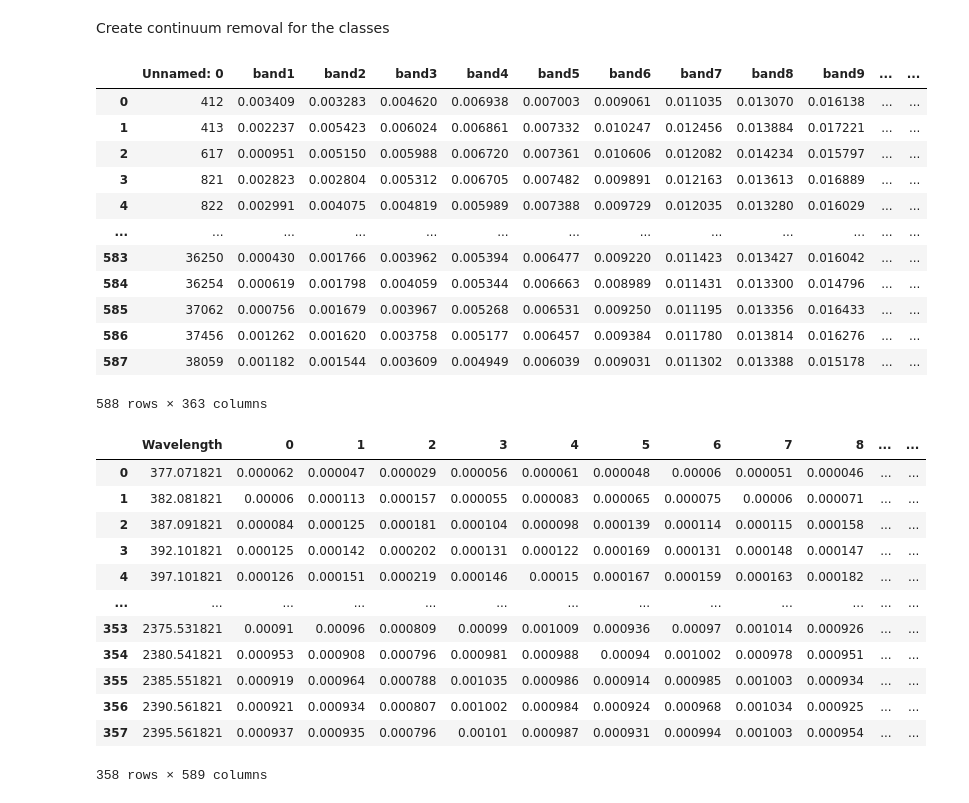
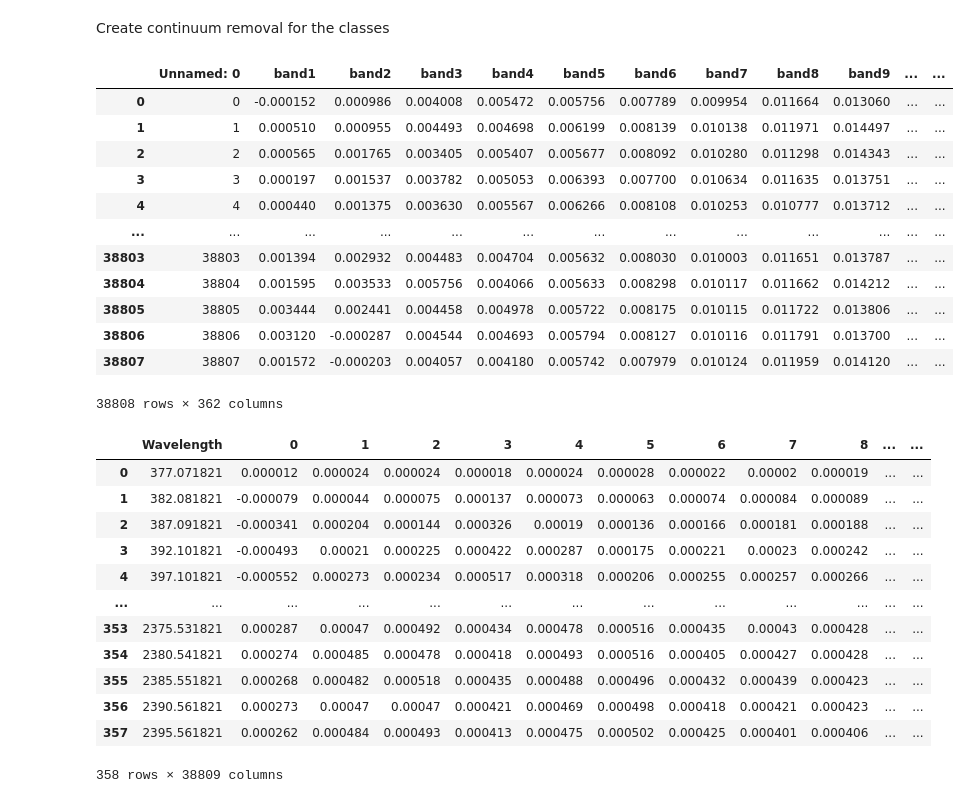
Before and after one commit to rachelzwalker/Flow_Country_HSI_and_PSM, a Jupyter notebook: python_notebooks/transformed_spectral_signatures/Continuum_removal.ipynb, the cells around one changed output. Cells and saved outputs as stored; diff of their text form; code cells hidden in the pictures.

Commit message:
Final version of Continuum Removal transformation table creation

```diff
--- a/python_notebooks/transformed_spectral_signatures/Continuum_removal.ipynb
+++ b/python_notebooks/transformed_spectral_signatures/Continuum_removal.ipynb
@@ -129,43 +129,45 @@ Create continuum removal for the classes
 # %%
 import pandas as pd
 import geopandas
-cross_lochs = pd.read_csv('../cross_lochs_6_classes_for_ML.csv')
+train_test = pd.read_csv('../erosion_gdf2.csv')
 
-cross_lochs['geometry'] = geopandas.GeoSeries.from_wkt(cross_lochs['geometry'])
+train_test['geometry'] = geopandas.GeoSeries.from_wkt(train_test['geometry'])
 
-cross_lochs_gdf = geopandas.GeoDataFrame(cross_lochs, geometry='geometry')
+train_test_gdf = geopandas.GeoDataFrame(train_test, geometry='geometry')
 
-cross_lochs_gdf
+train_test_gdf
 # %% [output]
 |  | Unnamed: 0 | band1 | band2 | band3 | band4 | band5 | band6 | band7 | band8 | band9 | ... | ... |
-| 0 | 412 | 0.003409 | 0.003283 | 0.004620 | 0.006938 | 0.007003 | 0.009061 | 0.011035 | 0.013070 | 0.016138 | ... | ... |
-| 1 | 413 | 0.002237 | 0.005423 | 0.006024 | 0.006861 | 0.007332 | 0.010247 | 0.012456 | 0.013884 | 0.017221 | ... | ... |
-| 2 | 617 | 0.000951 | 0.005150 | 0.005988 | 0.006720 | 0.007361 | 0.010606 | 0.012082 | 0.014234 | 0.015797 | ... | ... |
-| 3 | 821 | 0.002823 | 0.002804 | 0.005312 | 0.006705 | 0.007482 | 0.009891 | 0.012163 | 0.013613 | 0.016889 | ... | ... |
-| 4 | 822 | 0.002991 | 0.004075 | 0.004819 | 0.005989 | 0.007388 | 0.009729 | 0.012035 | 0.013280 | 0.016029 | ... | ... |
+| 0 | 0 | -0.000152 | 0.000986 | 0.004008 | 0.005472 | 0.005756 | 0.007789 | 0.009954 | 0.011664 | 0.013060 | ... | ... |
+| 1 | 1 | 0.000510 | 0.000955 | 0.004493 | 0.004698 | 0.006199 | 0.008139 | 0.010138 | 0.011971 | 0.014497 | ... | ... |
+| 2 | 2 | 0.000565 | 0.001765 | 0.003405 | 0.005407 | 0.005677 | 0.008092 | 0.010280 | 0.011298 | 0.014343 | ... | ... |
+| 3 | 3 | 0.000197 | 0.001537 | 0.003782 | 0.005053 | 0.006393 | 0.007700 | 0.010634 | 0.011635 | 0.013751 | ... | ... |
+| 4 | 4 | 0.000440 | 0.001375 | 0.003630 | 0.005567 | 0.006266 | 0.008108 | 0.010253 | 0.010777 | 0.013712 | ... | ... |
 | ... | ... | ... | ... | ... | ... | ... | ... | ... | ... | ... | ... | ... |
-| 583 | 36250 | 0.000430 | 0.001766 | 0.003962 | 0.005394 | 0.006477 | 0.009220 | 0.011423 | 0.013427 | 0.016042 | ... | ... |
-| 584 | 36254 | 0.000619 | 0.001798 | 0.004059 | 0.005344 | 0.006663 | 0.008989 | 0.011431 | 0.013300 | 0.014796 | ... | ... |
-| 585 | 37062 | 0.000756 | 0.001679 | 0.003967 | 0.005268 | 0.006531 | 0.009250 | 0.011195 | 0.013356 | 0.016433 | ... | ... |
-| 586 | 37456 | 0.001262 | 0.001620 | 0.003758 | 0.005177 | 0.006457 | 0.009384 | 0.011780 | 0.013814 | 0.016276 | ... | ... |
-| 587 | 38059 | 0.001182 | 0.001544 | 0.003609 | 0.004949 | 0.006039 | 0.009031 | 0.011302 | 0.013388 | 0.015178 | ... | ... |
+| 38803 | 38803 | 0.001394 | 0.002932 | 0.004483 | 0.004704 | 0.005632 | 0.008030 | 0.010003 | 0.011651 | 0.013787 | ... | ... |
+| 38804 | 38804 | 0.001595 | 0.003533 | 0.005756 | 0.004066 | 0.005633 | 0.008298 | 0.010117 | 0.011662 | 0.014212 | ... | ... |
+| 38805 | 38805 | 0.003444 | 0.002441 | 0.004458 | 0.004978 | 0.005722 | 0.008175 | 0.010115 | 0.011722 | 0.013806 | ... | ... |
+| 38806 | 38806 | 0.003120 | -0.000287 | 0.004544 | 0.004693 | 0.005794 | 0.008127 | 0.010116 | 0.011791 | 0.013700 | ... | ... |
+| 38807 | 38807 | 0.001572 | -0.000203 | 0.004057 | 0.004180 | 0.005742 | 0.007979 | 0.010124 | 0.011959 | 0.014120 | ... | ... |
-588 rows × 363 columns
+38808 rows × 362 columns
 # %%
+wavelengths = pd.read_csv("../../preprocessed_data/wavelengths.csv")
+
 BDNA = pd.read_csv("../../preprocessed_data/wavelengths.csv")
 
 sample = 0
 # make a dictionary of PFT and num_sample - what suggested by forums, but now what? - use to name the new data frame/column
-# pft_dict = pd.Series(cross_lochs_gdf.PFT.values,index=cross_lochs_gdf.num_sample).to_dict()
+# pft_dict = pd.Series(train_test_gdf.PFT.values,index=train_test_gdf.num_sample).to_dict()
 # when print, only shows water
 
-count_row = cross_lochs_gdf.shape[0]
+count_row = train_test_gdf.shape[0]
 
 
 Increment = (0.00375-0.00112)/358
 
 
 for num in range(count_row):
-    absorption_all_cols = cross_lochs_gdf.loc[[sample]]
+    absorption_all_cols = train_test_gdf.loc[[sample]]
     absorption = absorption_all_cols.iloc[:, 1:359]
     original_spectra = absorption.transpose()
     original_spectra = original_spectra.rename(columns={sample: 'Original Spectra'})
@@ -193,18 +195,18 @@ for num in range(count_row):
 BDNA
 # %% [output]
 |  | Wavelength | 0 | 1 | 2 | 3 | 4 | 5 | 6 | 7 | 8 | ... | ... |
-| 0 | 377.071821 | 0.000062 | 0.000047 | 0.000029 | 0.000056 | 0.000061 | 0.000048 | 0.00006 | 0.000051 | 0.000046 | ... | ... |
-| 1 | 382.081821 | 0.00006 | 0.000113 | 0.000157 | 0.000055 | 0.000083 | 0.000065 | 0.000075 | 0.00006 | 0.000071 | ... | ... |
-| 2 | 387.091821 | 0.000084 | 0.000125 | 0.000181 | 0.000104 | 0.000098 | 0.000139 | 0.000114 | 0.000115 | 0.000158 | ... | ... |
-| 3 | 392.101821 | 0.000125 | 0.000142 | 0.000202 | 0.000131 | 0.000122 | 0.000169 | 0.000131 | 0.000148 | 0.000147 | ... | ... |
-| 4 | 397.101821 | 0.000126 | 0.000151 | 0.000219 | 0.000146 | 0.00015 | 0.000167 | 0.000159 | 0.000163 | 0.000182 | ... | ... |
+| 0 | 377.071821 | 0.000012 | 0.000024 | 0.000024 | 0.000018 | 0.000024 | 0.000028 | 0.000022 | 0.00002 | 0.000019 | ... | ... |
+| 1 | 382.081821 | -0.000079 | 0.000044 | 0.000075 | 0.000137 | 0.000073 | 0.000063 | 0.000074 | 0.000084 | 0.000089 | ... | ... |
+| 2 | 387.091821 | -0.000341 | 0.000204 | 0.000144 | 0.000326 | 0.00019 | 0.000136 | 0.000166 | 0.000181 | 0.000188 | ... | ... |
+| 3 | 392.101821 | -0.000493 | 0.00021 | 0.000225 | 0.000422 | 0.000287 | 0.000175 | 0.000221 | 0.00023 | 0.000242 | ... | ... |
+| 4 | 397.101821 | -0.000552 | 0.000273 | 0.000234 | 0.000517 | 0.000318 | 0.000206 | 0.000255 | 0.000257 | 0.000266 | ... | ... |
 | ... | ... | ... | ... | ... | ... | ... | ... | ... | ... | ... | ... | ... |
-| 353 | 2375.531821 | 0.00091 | 0.00096 | 0.000809 | 0.00099 | 0.001009 | 0.000936 | 0.00097 | 0.001014 | 0.000926 | ... | ... |
-| 354 | 2380.541821 | 0.000953 | 0.000908 | 0.000796 | 0.000981 | 0.000988 | 0.00094 | 0.001002 | 0.000978 | 0.000951 | ... | ... |
-| 355 | 2385.551821 | 0.000919 | 0.000964 | 0.000788 | 0.001035 | 0.000986 | 0.000914 | 0.000985 | 0.001003 | 0.000934 | ... | ... |
-| 356 | 2390.561821 | 0.000921 | 0.000934 | 0.000807 | 0.001002 | 0.000984 | 0.000924 | 0.000968 | 0.001034 | 0.000925 | ... | ... |
-| 357 | 2395.561821 | 0.000937 | 0.000935 | 0.000796 | 0.00101 | 0.000987 | 0.000931 | 0.000994 | 0.001003 | 0.000954 | ... | ... |
+| 353 | 2375.531821 | 0.000287 | 0.00047 | 0.000492 | 0.000434 | 0.000478 | 0.000516 | 0.000435 | 0.00043 | 0.000428 | ... | ... |
+| 354 | 2380.541821 | 0.000274 | 0.000485 | 0.000478 | 0.000418 | 0.000493 | 0.000516 | 0.000405 | 0.000427 | 0.000428 | ... | ... |
+| 355 | 2385.551821 | 0.000268 | 0.000482 | 0.000518 | 0.000435 | 0.000488 | 0.000496 | 0.000432 | 0.000439 | 0.000423 | ... | ... |
+| 356 | 2390.561821 | 0.000273 | 0.00047 | 0.00047 | 0.000421 | 0.000469 | 0.000498 | 0.000418 | 0.000421 | 0.000423 | ... | ... |
+| 357 | 2395.561821 | 0.000262 | 0.000484 | 0.000493 | 0.000413 | 0.000475 | 0.000502 | 0.000425 | 0.000401 | 0.000406 | ... | ... |
-358 rows × 589 columns
+358 rows × 38809 columns
 # %%
 BDNA_transposed = BDNA.transpose()
 BDNA_transposed = BDNA_transposed.drop('Wavelength')
```
Also changed, not shown: parts of 12 cells of this notebook.
